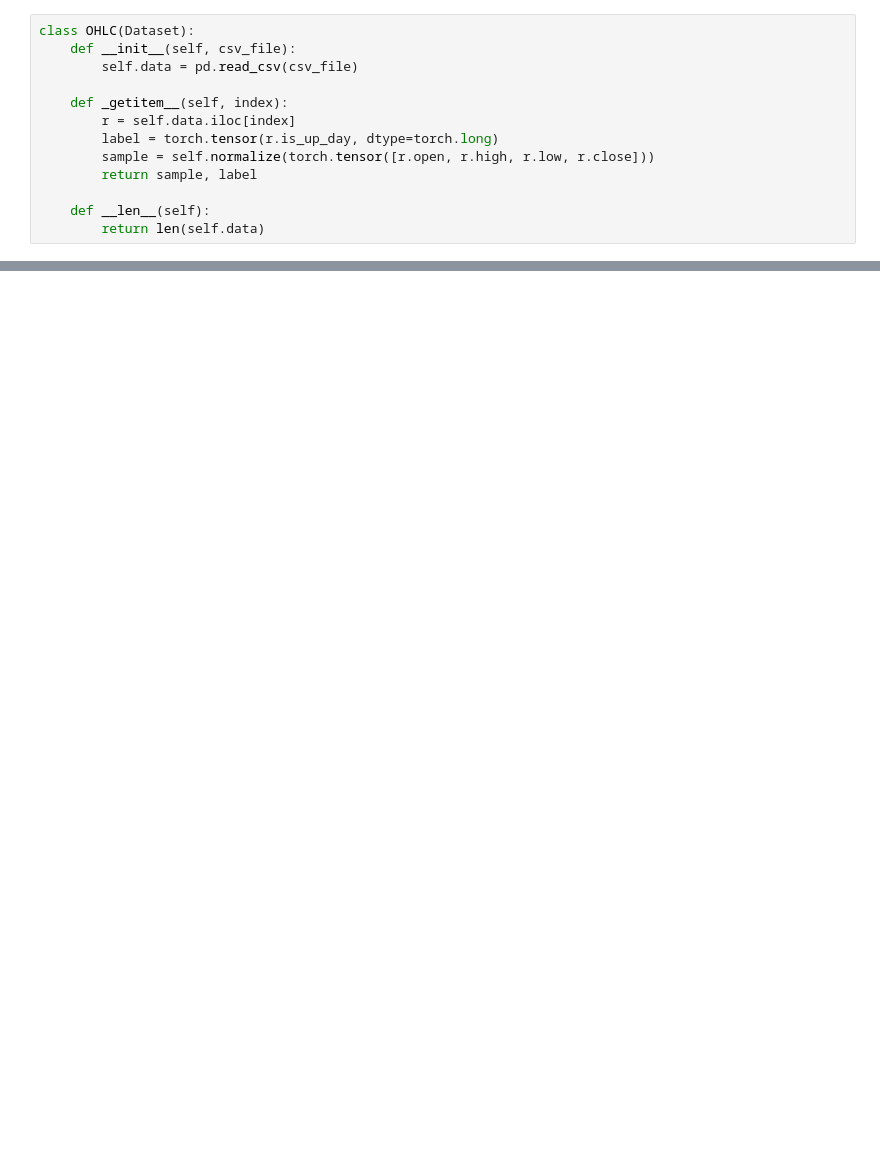
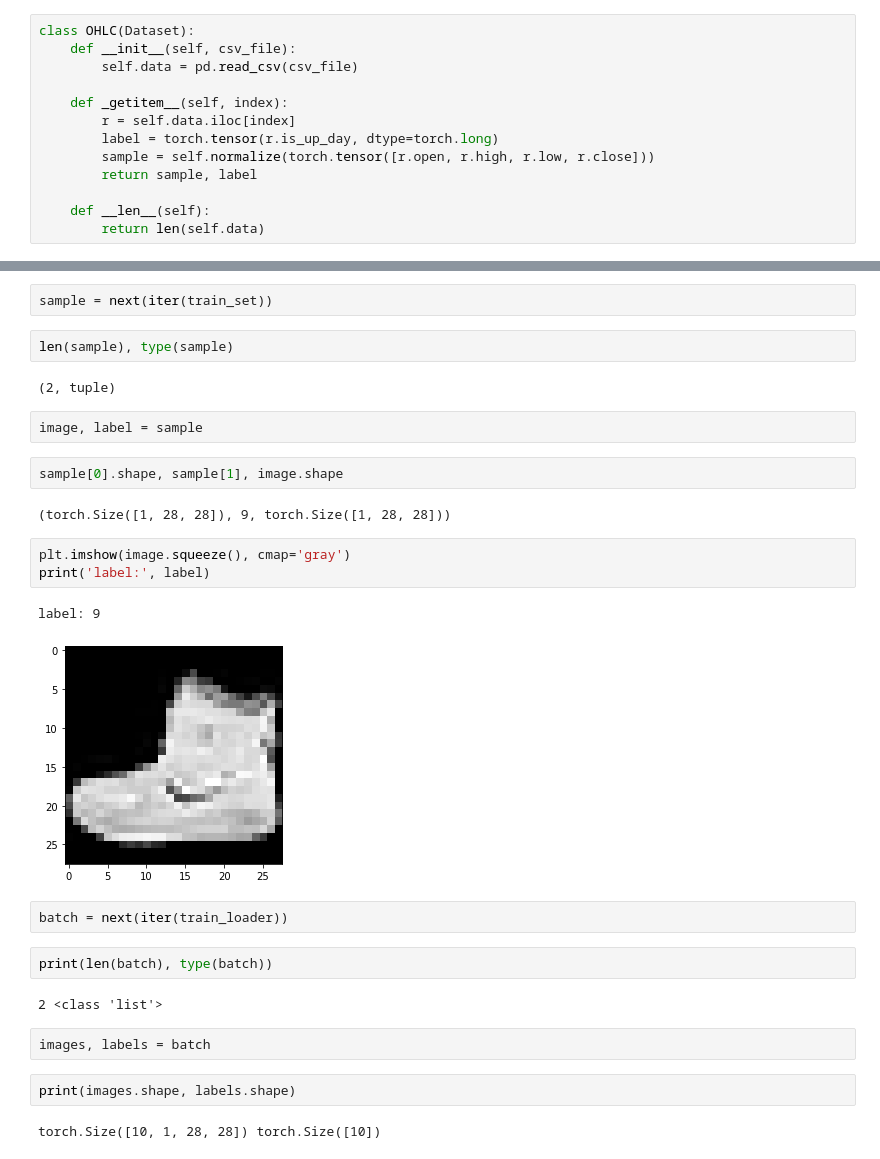
Before and after one commit to hamzamk/torch_fashion_mnist, a Jupyter notebook: classification_fashionMNIST.ipynb, the cells around one changed output, grey strips where cells are left out. Drawn from its saved outputs; the diff is of its cells as text; blank space fills up the shorter version.

```diff
--- a/classification_fashionMNIST.ipynb
+++ b/classification_fashionMNIST.ipynb
@@ -41,0 +55,30 @@ Done!
+# %%
+sample = next(iter(train_set))
+# %%
+len(sample), type(sample)
+# %% [output]
+(2, tuple)
+# %%
+image, label = sample
+# %%
+sample[0].shape, sample[1], image.shape
+# %% [output]
+(torch.Size([1, 28, 28]), 9, torch.Size([1, 28, 28]))
+# %%
+plt.imshow(image.squeeze(), cmap='gray')
+print('label:', label)
+# %% [output]
+label: 9
+[figure, added]
+# %%
+batch = next(iter(train_loader))
+# %%
+print(len(batch), type(batch))
+# %% [output]
+2 <class 'list'>
+# %%
+images, labels = batch
+# %%
+print(images.shape, labels.shape)
+# %% [output]
+torch.Size([10, 1, 28, 28]) torch.Size([10])
```
Also changed, not shown: parts of 11 cells of this notebook.
